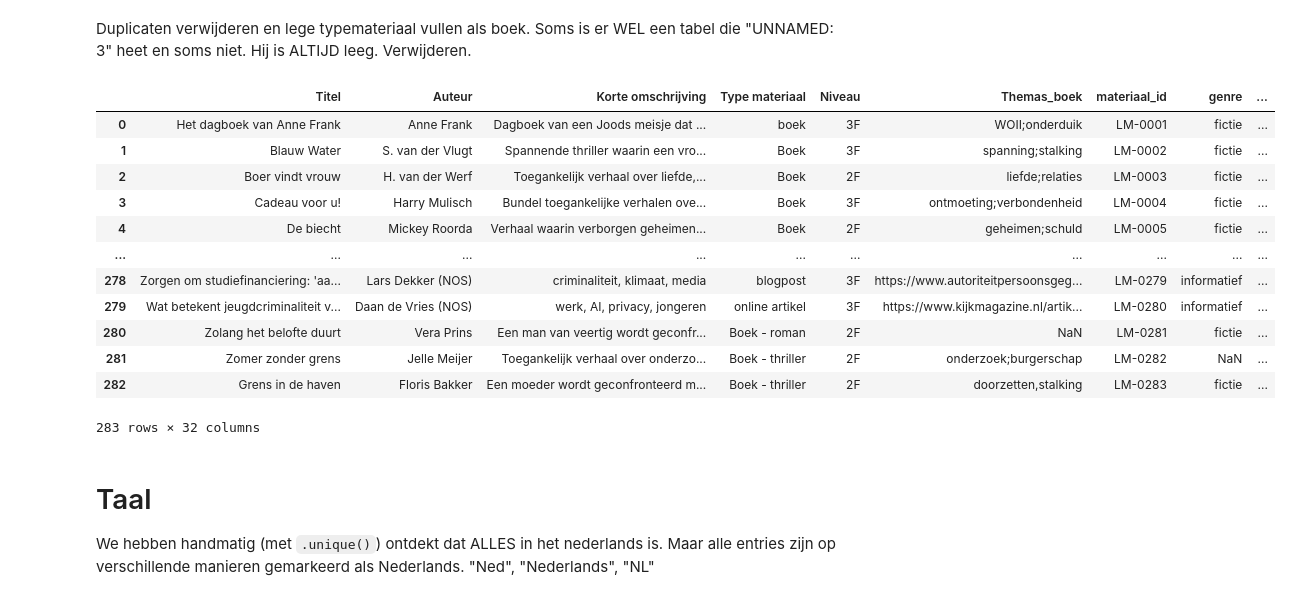
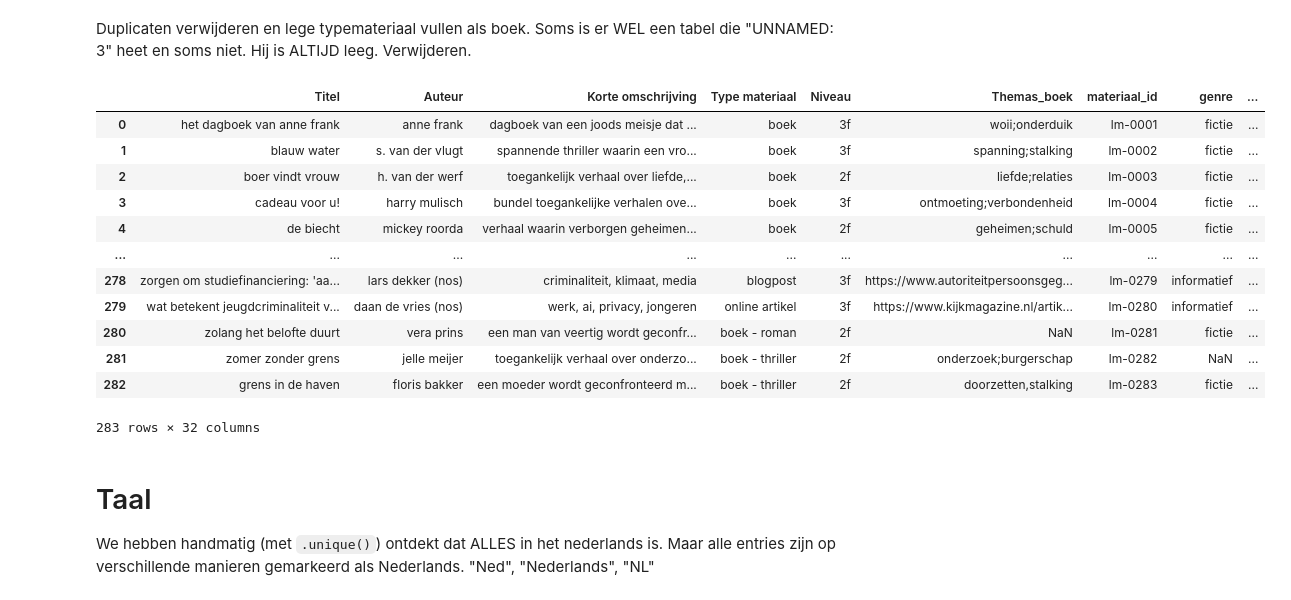
Before and after one commit to hamid1103/BookRecommendProject, a Jupyter notebook: Leesmaterial.ipynb, the cells around one changed output. Cells and saved outputs as stored; diff of their text form; code cells hidden in the pictures.

```diff
--- a/Leesmaterial.ipynb
+++ b/Leesmaterial.ipynb
@@ -9,24 +9,28 @@ Duplicaten verwijderen en lege typemateriaal vullen als boek.
 Soms is er WEL een tabel die "UNNAMED: 3" heet en soms niet. Hij is ALTIJD leeg. Verwijderen.
 # %%
 LD = pd.read_csv("OriginalDatasets/Leescatalogus_Recommender_Definitief_leesmateriaal_Jarno.csv")
-LD = LD.drop_duplicates()
+
+str_cols = LD.select_dtypes(include=["object", "string"]).columns
+LD[str_cols] = LD[str_cols].apply(lambda s: s.str.strip().str.lower())
+LD = LD.drop_duplicates().reset_index(drop=True)
+
 LD["Type materiaal"] = LD["Type materiaal"].fillna("boek")
 if "Unnamed: 3" in LD.columns:
     LD = LD.drop(columns="Unnamed: 3")
 LD
 # %% [output]
 |  | Titel | Auteur | Korte omschrijving | Type materiaal | Niveau | Themas_boek | materiaal_id | genre | ... |
-| 0 | Het dagboek van Anne Frank | Anne Frank | Dagboek van een Joods meisje dat ... | boek | 3F | WOII;onderduik | LM-0001 | fictie | ... |
-| 1 | Blauw Water | S. van der Vlugt | Spannende thriller waarin een vro... | Boek | 3F | spanning;stalking | LM-0002 | fictie | ... |
-| 2 | Boer vindt vrouw | H. van der Werf | Toegankelijk verhaal over liefde,... | Boek | 2F | liefde;relaties | LM-0003 | fictie | ... |
-| 3 | Cadeau voor u! | Harry Mulisch | Bundel toegankelijke verhalen ove... | Boek | 3F | ontmoeting;verbondenheid | LM-0004 | fictie | ... |
-| 4 | De biecht | Mickey Roorda | Verhaal waarin verborgen geheimen... | Boek | 2F | geheimen;schuld | LM-0005 | fictie | ... |
+| 0 | het dagboek van anne frank | anne frank | dagboek van een joods meisje dat ... | boek | 3f | woii;onderduik | lm-0001 | fictie | ... |
+| 1 | blauw water | s. van der vlugt | spannende thriller waarin een vro... | boek | 3f | spanning;stalking | lm-0002 | fictie | ... |
+| 2 | boer vindt vrouw | h. van der werf | toegankelijk verhaal over liefde,... | boek | 2f | liefde;relaties | lm-0003 | fictie | ... |
+| 3 | cadeau voor u! | harry mulisch | bundel toegankelijke verhalen ove... | boek | 3f | ontmoeting;verbondenheid | lm-0004 | fictie | ... |
+| 4 | de biecht | mickey roorda | verhaal waarin verborgen geheimen... | boek | 2f | geheimen;schuld | lm-0005 | fictie | ... |
 | ... | ... | ... | ... | ... | ... | ... | ... | ... | ... |
-| 278 | Zorgen om studiefinanciering: 'aa... | Lars Dekker (NOS) | criminaliteit, klimaat, media | blogpost | 3F | https://www.autoriteitpersoonsgeg... | LM-0279 | informatief | ... |
-| 279 | Wat betekent jeugdcriminaliteit v... | Daan de Vries (NOS) | werk, AI, privacy, jongeren | online artikel | 3F | https://www.kijkmagazine.nl/artik... | LM-0280 | informatief | ... |
-| 280 | Zolang het belofte duurt | Vera Prins | Een man van veertig wordt geconfr... | Boek - roman | 2F | NaN | LM-0281 | fictie | ... |
-| 281 | Zomer zonder grens | Jelle Meijer | Toegankelijk verhaal over onderzo... | Boek - thriller | 2F | onderzoek;burgerschap | LM-0282 | NaN | ... |
-| 282 | Grens in de haven | Floris Bakker | Een moeder wordt geconfronteerd m... | Boek - thriller | 2F | doorzetten,stalking | LM-0283 | fictie | ... |
+| 278 | zorgen om studiefinanciering: 'aa... | lars dekker (nos) | criminaliteit, klimaat, media | blogpost | 3f | https://www.autoriteitpersoonsgeg... | lm-0279 | informatief | ... |
+| 279 | wat betekent jeugdcriminaliteit v... | daan de vries (nos) | werk, ai, privacy, jongeren | online artikel | 3f | https://www.kijkmagazine.nl/artik... | lm-0280 | informatief | ... |
+| 280 | zolang het belofte duurt | vera prins | een man van veertig wordt geconfr... | boek - roman | 2f | NaN | lm-0281 | fictie | ... |
+| 281 | zomer zonder grens | jelle meijer | toegankelijk verhaal over onderzo... | boek - thriller | 2f | onderzoek;burgerschap | lm-0282 | NaN | ... |
+| 282 | grens in de haven | floris bakker | een moeder wordt geconfronteerd m... | boek - thriller | 2f | doorzetten,stalking | lm-0283 | fictie | ... |
 283 rows × 32 columns
 # %% [markdown]
 # Taal
```
Also changed, not shown: parts of 35 cells of this notebook, 2 other files.
